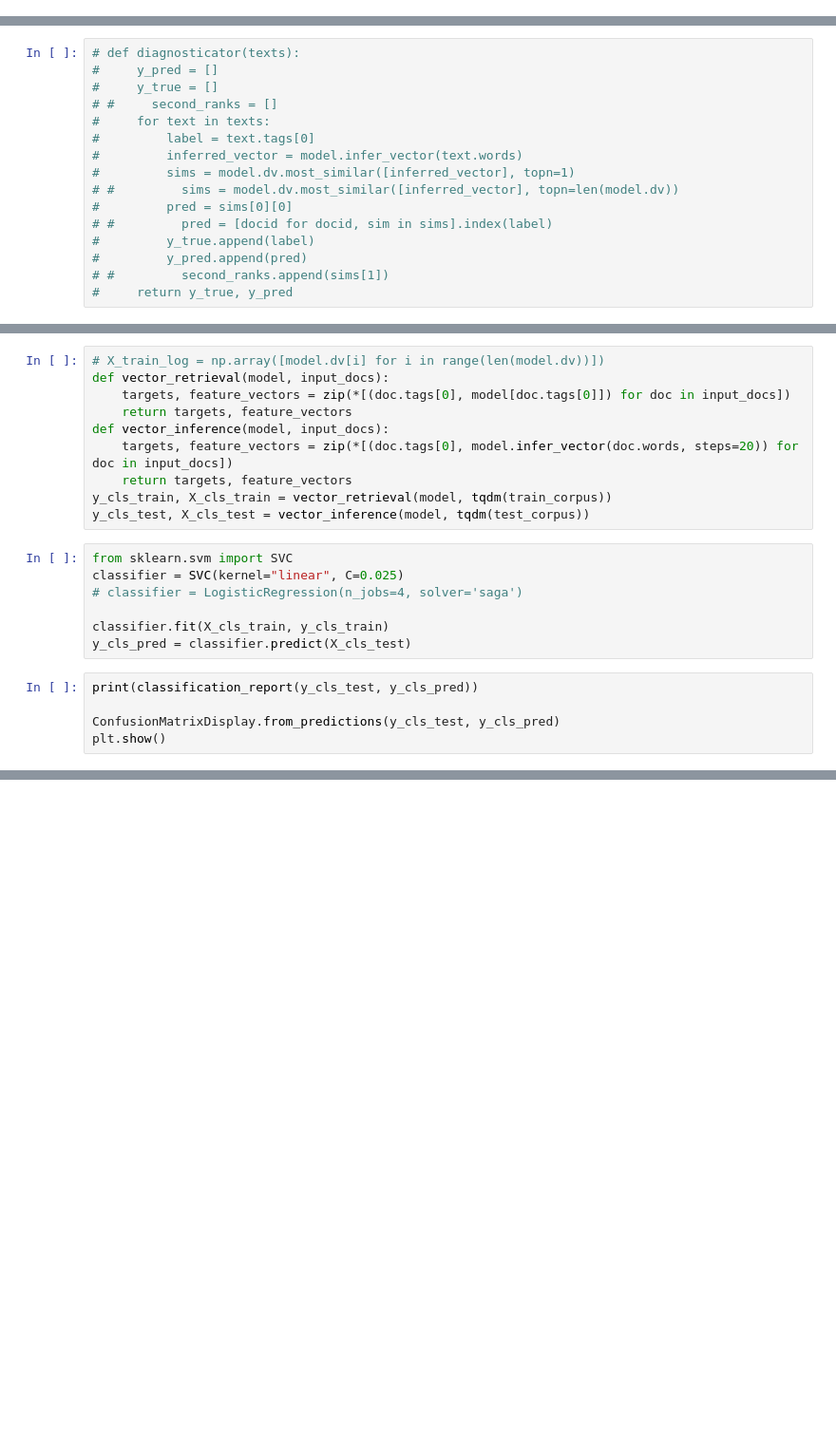
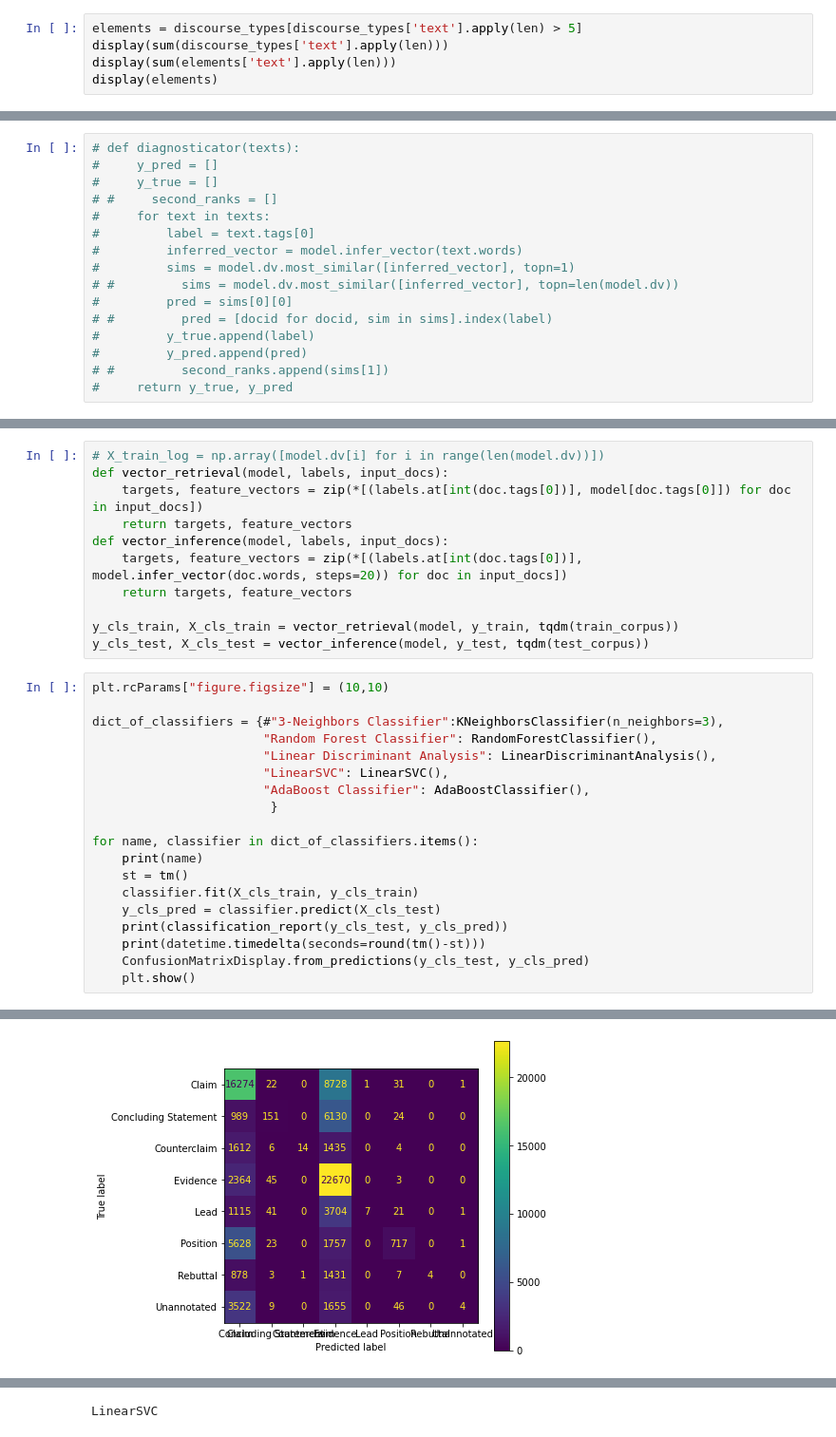
Before and after one commit to langdonholmes/persuade_doc2vec, a Jupyter notebook: doc2vec.ipynb, the cells around one changed output, grey strips where cells are left out. Shown: that part at 95% size. Drawn from its saved outputs; the diff is of its cells as text; blank space fills up the shorter version.

```diff
--- a/doc2vec.ipynb
+++ b/doc2vec.ipynb
@@ -172,0 +191,5 @@ display(elements)
+# %%
+elements = discourse_types[discourse_types['text'].apply(len) > 5]
+display(sum(discourse_types['text'].apply(len)))
+display(sum(elements['text'].apply(len)))
+display(elements)
@@ -425,22 +450,31 @@ y_pred = lrc.predict(np.array([model.infer_vector(
 # %%
 # X_train_log = np.array([model.dv[i] for i in range(len(model.dv))])
-def vector_retrieval(model, input_docs):
-    targets, feature_vectors = zip(*[(doc.tags[0], model[doc.tags[0]]) for doc in input_docs])
+def vector_retrieval(model, labels, input_docs):
+    targets, feature_vectors = zip(*[(labels.at[int(doc.tags[0])], model[doc.tags[0]]) for doc in input_docs])
     return targets, feature_vectors
-def vector_inference(model, input_docs):
-    targets, feature_vectors = zip(*[(doc.tags[0], model.infer_vector(doc.words, steps=20)) for doc in input_docs])
+def vector_inference(model, labels, input_docs):
+    targets, feature_vectors = zip(*[(labels.at[int(doc.tags[0])], model.infer_vector(doc.words, steps=20)) for doc in input_docs])
     return targets, feature_vectors
-y_cls_train, X_cls_train = vector_retrieval(model, tqdm(train_corpus))
-y_cls_test, X_cls_test = vector_inference(model, tqdm(test_corpus))
+
+y_cls_train, X_cls_train = vector_retrieval(model, y_train, tqdm(train_corpus))
+y_cls_test, X_cls_test = vector_inference(model, y_test, tqdm(test_corpus))
-# %%
-from sklearn.svm import SVC
-classifier = SVC(kernel="linear", C=0.025)
-# classifier = LogisticRegression(n_jobs=4, solver='saga')
-
-classifier.fit(X_cls_train, y_cls_train)
-y_cls_pred = classifier.predict(X_cls_test)
-# %%
-print(classification_report(y_cls_test, y_cls_pred))
-
-ConfusionMatrixDisplay.from_predictions(y_cls_test, y_cls_pred)
-plt.show()
+# %%
+plt.rcParams["figure.figsize"] = (10,10)
+
+dict_of_classifiers = {#"3-Neighbors Classifier":KNeighborsClassifier(n_neighbors=3),
+                       "Random Forest Classifier": RandomForestClassifier(),
+                       "Linear Discriminant Analysis": LinearDiscriminantAnalysis(),
+                       "LinearSVC": LinearSVC(),
+                       "AdaBoost Classifier": AdaBoostClassifier(),
+                        }
+
+for name, classifier in dict_of_classifiers.items():
+    print(name)
+    st = tm()
+    classifier.fit(X_cls_train, y_cls_train)
+    y_cls_pred = classifier.predict(X_cls_test)
+    print(classification_report(y_cls_test, y_cls_pred))
+    print(datetime.timedelta(seconds=round(tm()-st)))
+    ConfusionMatrixDisplay.from_predictions(y_cls_test, y_cls_pred)
+    plt.show()
+# %% [output]
@@ -446,0 +498 @@ plt.show()
+[figure, added]
@@ -446,0 +517 @@ plt.show()
+LinearSVC
```
Also changed, not shown: parts of 32 cells of this notebook.
